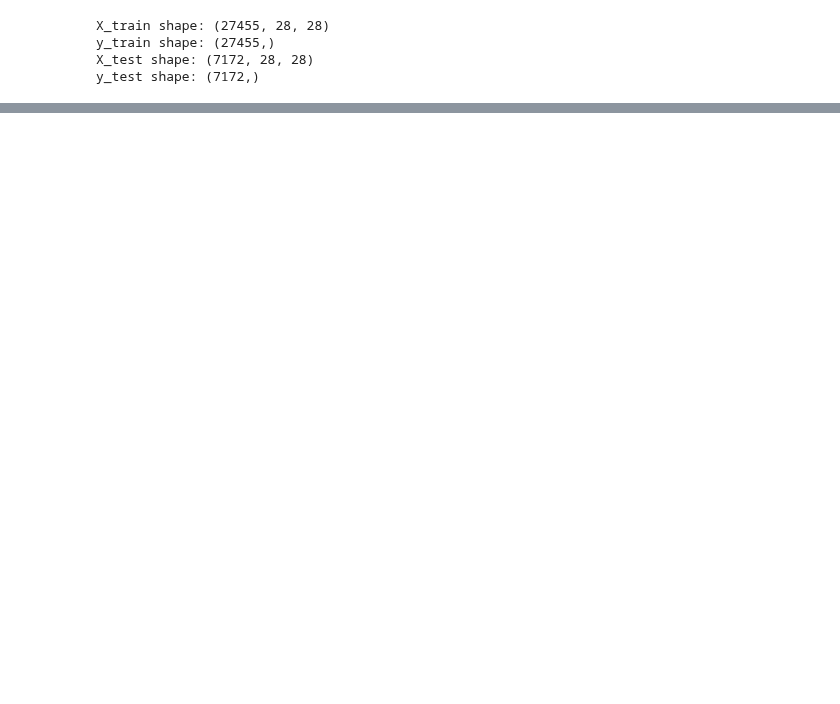
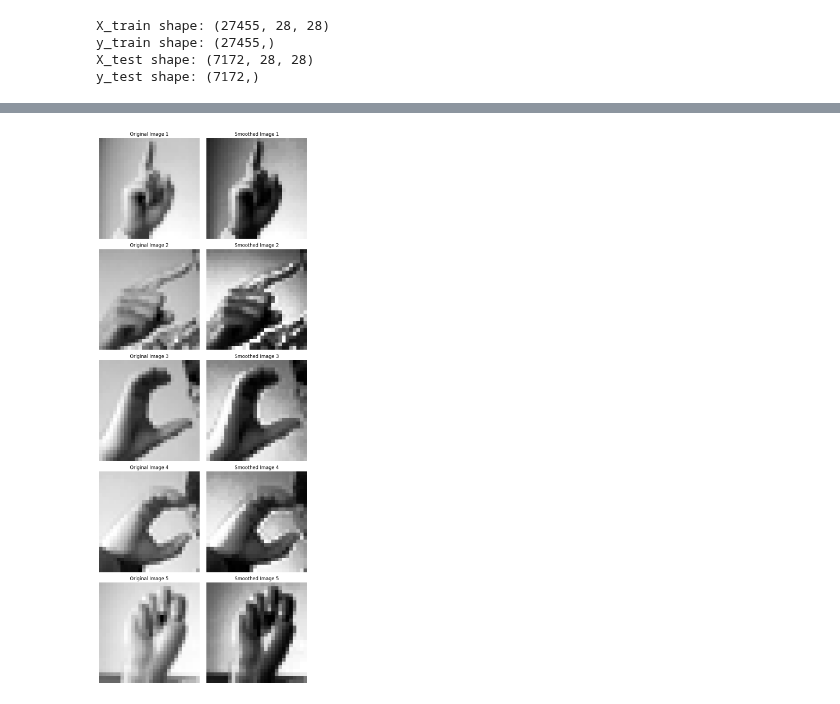
Before and after one commit to DataScienceAndEngineering/machine-learning-dse-i210-final-project-signlanguageclassification, a Jupyter notebook: notebooks/1.0-sk-histogram-with-direction.ipynb, the cells around one changed output, grey strips where cells are left out. Drawn from its saved outputs; the diff is of its cells as text; code cells hidden in the pictures; blank space fills up the shorter version.

```diff
--- a/notebooks/1.0-sk-histogram-with-direction.ipynb
+++ b/notebooks/1.0-sk-histogram-with-direction.ipynb
@@ -34,0 +69,22 @@ y_test shape: (7172,)
+# %%
+from skimage import exposure
+import matplotlib.pyplot as plt
+
+
+# Plot the original images and their smoothed versions
+fig, axs = plt.subplots(nrows=5, ncols=2, figsize=(8, 20))
+for i in range(5):
+    image = X_train[i]
+    image_eq = exposure.equalize_hist(image)
+    axs[i, 0].imshow(X_train[i], cmap='gray')
+    axs[i, 0].set_title(f"Original Image {i+1}")
+    axs[i, 0].axis('off')
+
+    axs[i, 1].imshow(image_eq, cmap='gray')
+    axs[i, 1].set_title(f"Smoothed Image {i+1}")
+    axs[i, 1].axis('off')
+
+plt.tight_layout()
+plt.show()
+# %% [output]
+[figure, added]
```
Also changed, not shown: parts of 2 cells of this notebook.
